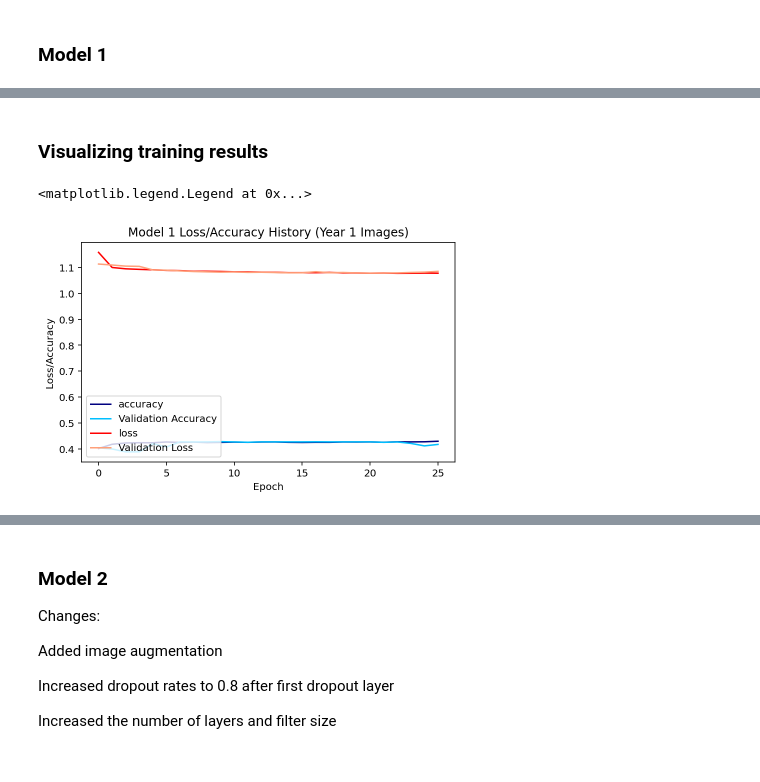
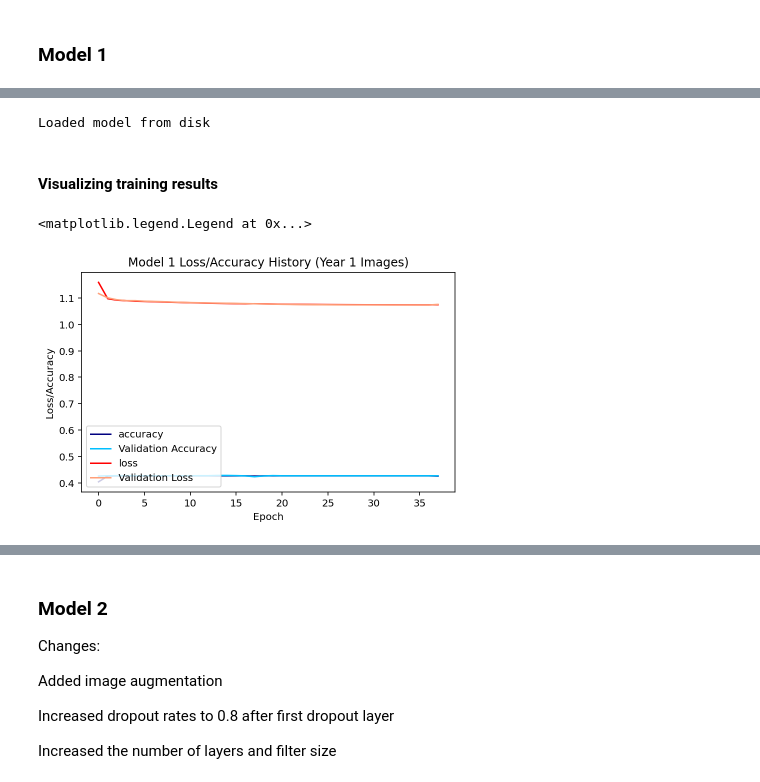
Before and after one commit to marinadunn/thesis, a Jupyter notebook: CNNs.ipynb, the cells around one changed output, grey strips where cells are left out. Drawn from its saved outputs; the diff is of its cells as text; code cells hidden in the pictures.

Commit message:
add updated model 1 & 2 visualizations/metrics

```diff
--- a/CNNs.ipynb
+++ b/CNNs.ipynb
@@ -344,10 +382,11 @@ batch_size = 128
 # monitoring validation loss as this tends to be more sensitive
 es = [EarlyStopping(monitor='val_loss', mode='min', verbose=1, patience=5),
      ModelCheckpoint(filepath='best_weights.h5', monitor='val_acc', mode='max', verbose=1, save_best_only=True),
-    BackupAndRestore(backup_dir="backups")]
+    BackupAndRestore(backup_dir="backups"),
+    History()]
 # %%
 # Train Model 1
-history = model1.fit(
+history = model.fit(
                     X_train_1, Y_train,
                     batch_size=batch_size,
                     epochs=NUM_EPOCH,
@@ -399,35 +438,61 @@ accuracy: 30.00%
+# %%
+# Save data
+model.save_weights('weights.h5', overwrite=True)
+open('model1.json', 'w').write(model.to_json())
+
+#Saving history for future use
+with open('model1/history.json', 'w') as f:
+    json.dump(history.history, f)
+# %%
+#loading history
+path = 'model1/history.json'
+if os.path.exists(path): # reload history if it exists
+        with codecs.open(path, 'r', encoding='utf-8') as f:
+             n = json.loads(f.read())
+
+#loading model
+json_file = open('model1.json', 'r')
+loaded_model_json = json_file.read()
+json_file.close()
+loaded_model = model_from_json(loaded_model_json)
+
+# load best weights into new model
+loaded_model.load_weights('weights.h5')
+print("Loaded model from disk")
+# %% [output]
+Loaded model from disk
 # %% [markdown]
-### Visualizing training results
+#### Visualizing training results
 # %%
 # Accuracy
-acc = history.history['accuracy']
-val_acc = history.history['val_accuracy']
+acc = n['accuracy']
+val_acc = n['val_accuracy']
 
 # Loss
-loss = history.history['loss']
-val_loss = history.history['val_loss']
+loss = n['loss']
+val_loss = n['val_loss']
 
 epochs = list(range(len(loss)))
 
 #plot
 figsize=(6,4)
 fig, axis1 = plt.subplots(figsize=figsize)
 
 plot1_lacc = axis1.plot(epochs, acc, 'navy', label='accuracy')
 plot1_val_lacc = axis1.plot(epochs, val_acc, 'deepskyblue', label="Validation Accuracy")
 
 plot1_loss = axis1.plot(epochs, loss, 'red', label='loss')
 plot1_val_loss = axis1.plot(epochs, val_loss, 'lightsalmon', label="Validation Loss")
 
 
 plots = plot1_loss + plot1_val_loss
 labs = [l.get_label() for l in plots]
 
 axis1.set_xlabel('Epoch')
 axis1.set_ylabel('Loss/Accuracy')
 plt.title("Model 1 Loss/Accuracy History (Year 1 Images)")
 plt.tight_layout()
 axis1.legend(loc='lower left')
 # %% [output]
 <matplotlib.legend.Legend at 0x...>
-[figure, old version]
+[figure, new version]
```
Also changed, not shown: parts of 61 cells of this notebook.
